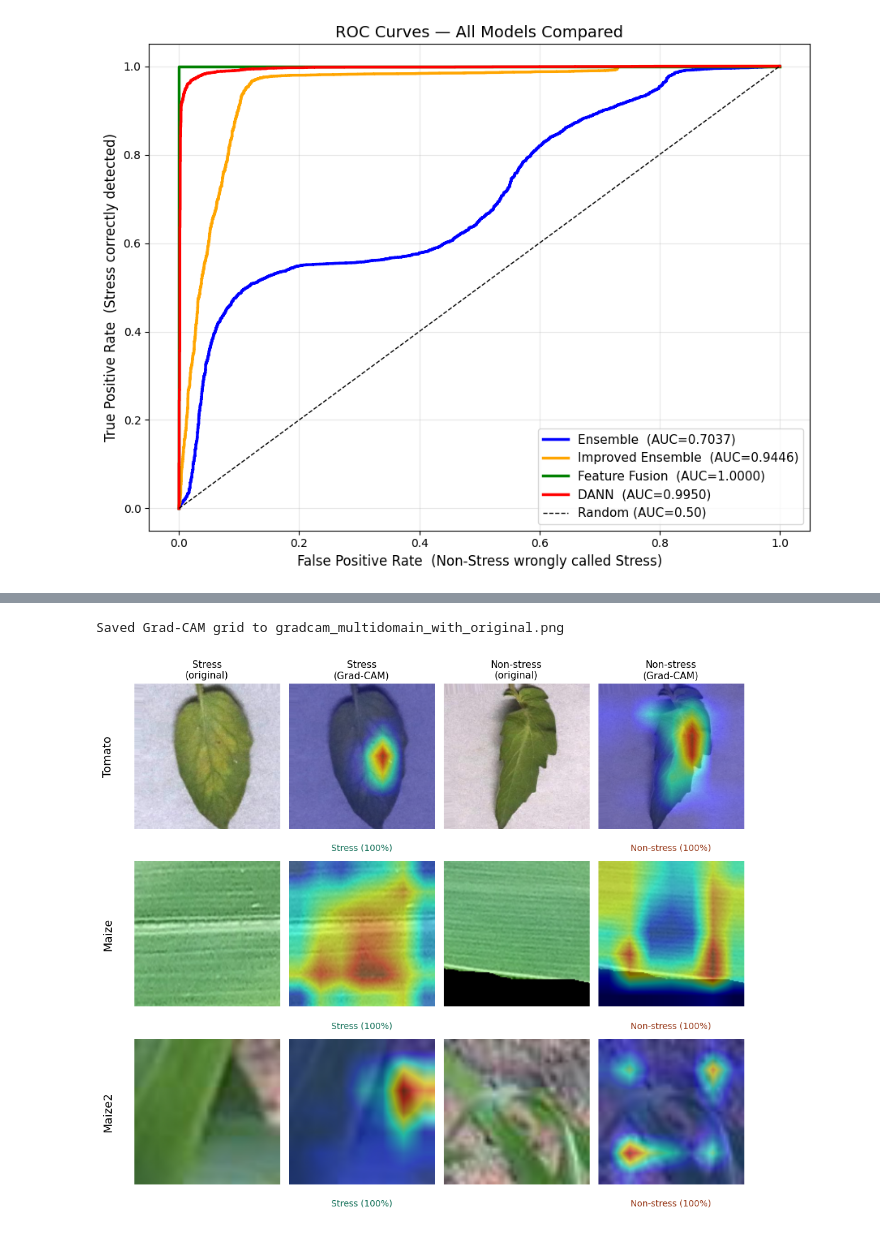
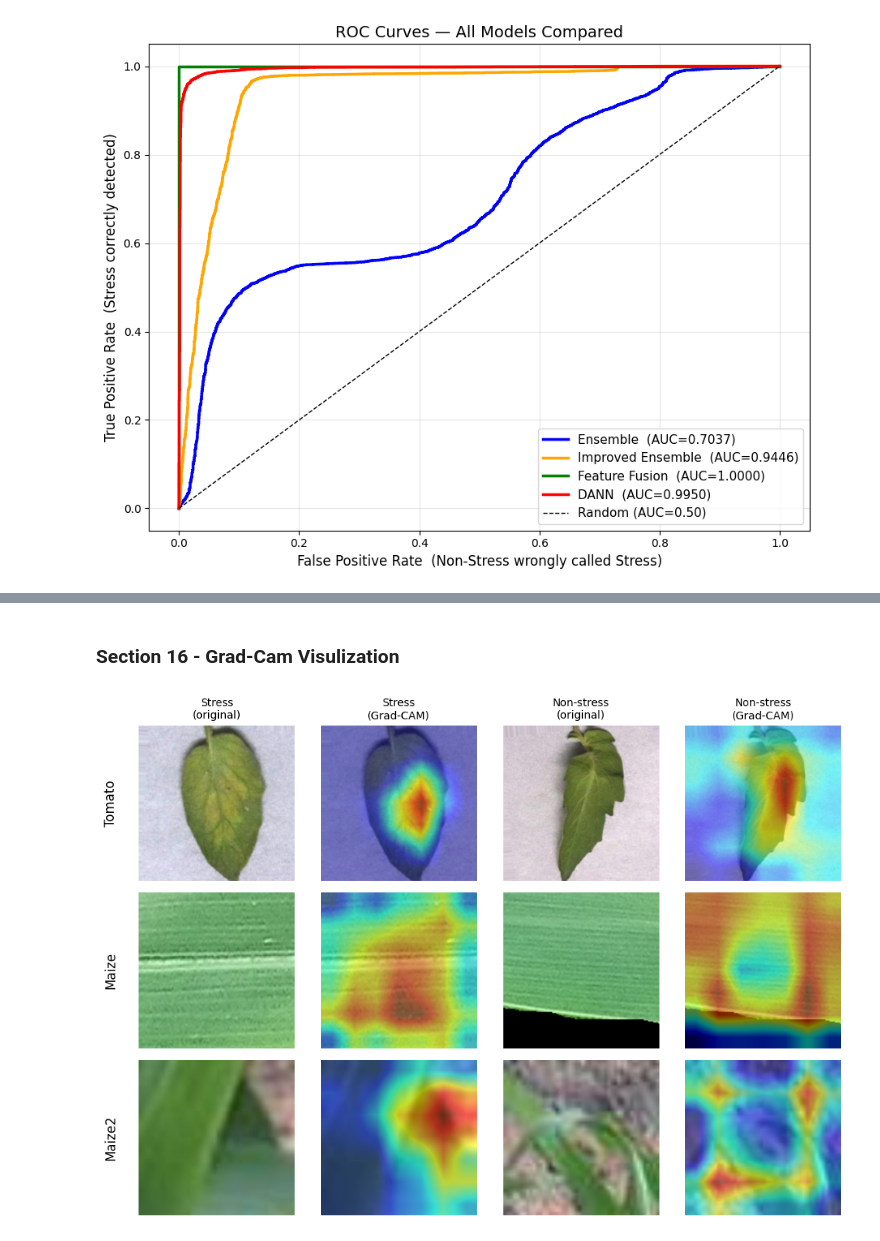
Before and after one commit to Manish3501/A_Domain-Generalized_Deep_Learning_Framework_for_Cross-Dataset_Water-Stress-Detection-from-Crop-Leaf, a Jupyter notebook: Evaluation/all_model_evaluation.ipynb, the cells around one changed output, grey strips where cells are left out. Drawn from its saved outputs; the diff is of its cells as text; code cells hidden in the pictures.

```diff
--- a/Evaluation/all_model_evaluation.ipynb
+++ b/Evaluation/all_model_evaluation.ipynb
@@ -584,32 +522,40 @@ gradcam_multidomain_grid(
-# %%
-# Automatically find CORRECTLY-PREDICTED, confident examples per domain.
-# This guarantees no wrong predictions end up in your figure.
-
-# One Stress + one Non-stress per domain (binary)
-def good_pair(data, labels):
-    s_idx  = find_good_examples(dg_model, data, labels, dg_val_transform, device,
-                                target_class=1, n=1, min_conf=0.80)
-    ns_idx = find_good_examples(dg_model, data, labels, dg_val_transform, device,
-                                target_class=0, n=1, min_conf=0.80)
-    pairs = []
-    if s_idx:  pairs.append((data[s_idx[0]],  "Stress"))
-    if ns_idx: pairs.append((data[ns_idx[0]], "Non-stress"))
-    return pairs
-
-domain_images = {
-    "Tomato": good_pair(test_tomato_data, test_tomato_labels),
-    "Maize":  good_pair(test_maize_data,  test_maize_labels),
-    "Maize2": good_pair(list(test_maize2_data), list(test_maize2_labels)),
-}
-
-gradcam_multidomain_with_original(
-    model         = dg_model,
-    target_layer  = dg_target_layer,
-    domain_images = domain_images,
-    transform     = dg_val_transform,
-    device        = device,
-    save_path     = "gradcam_multidomain_with_original.png"
-)
-# %% [output]
-Saved Grad-CAM grid to gradcam_multidomain_with_original.png
-[figure, removed]
+# %% [markdown]
+### **Section 16 - Grad-Cam Visulization**
+# %%
+dg_target_layer = dg_model.feature_extractor[18][0]
+# %%
+domain_images = {
+    "Tomato": good_pair(
+        dg_model,
+        test_tomato_data,
+        test_tomato_labels,
+        dg_val_transform,
+        device
+    ),
+
+    "Maize": good_pair(
+        dg_model,
+        test_maize_data,
+        test_maize_labels,
+        dg_val_transform,
+        device
+    ),
+
+    "Maize2": good_pair(
+        dg_model,
+        test_maize2_data,
+        test_maize2_labels,
+        dg_val_transform,
+        device
+    )
+}
+
+generate_gradcam(
+    dg_model,
+    dg_target_layer,
+    domain_images,
+    dg_val_transform,
+    device,
+)
+# %% [output]
+[figure, added]
```
Also changed, not shown: parts of 5 cells of this notebook.
